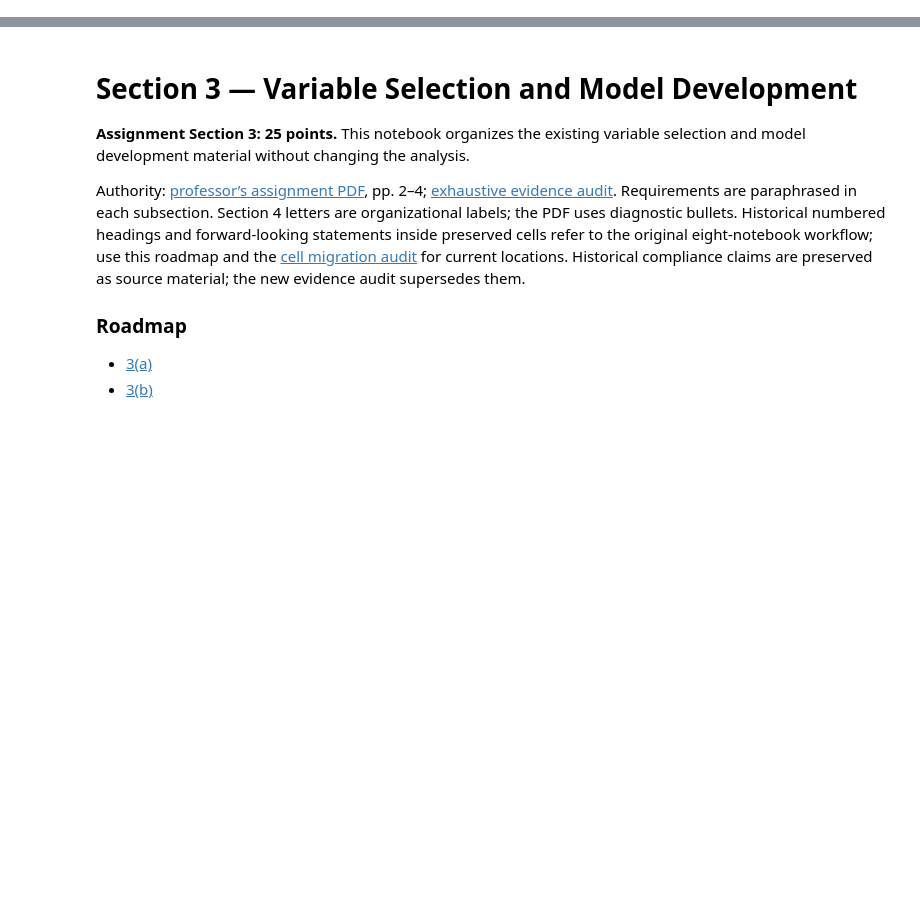
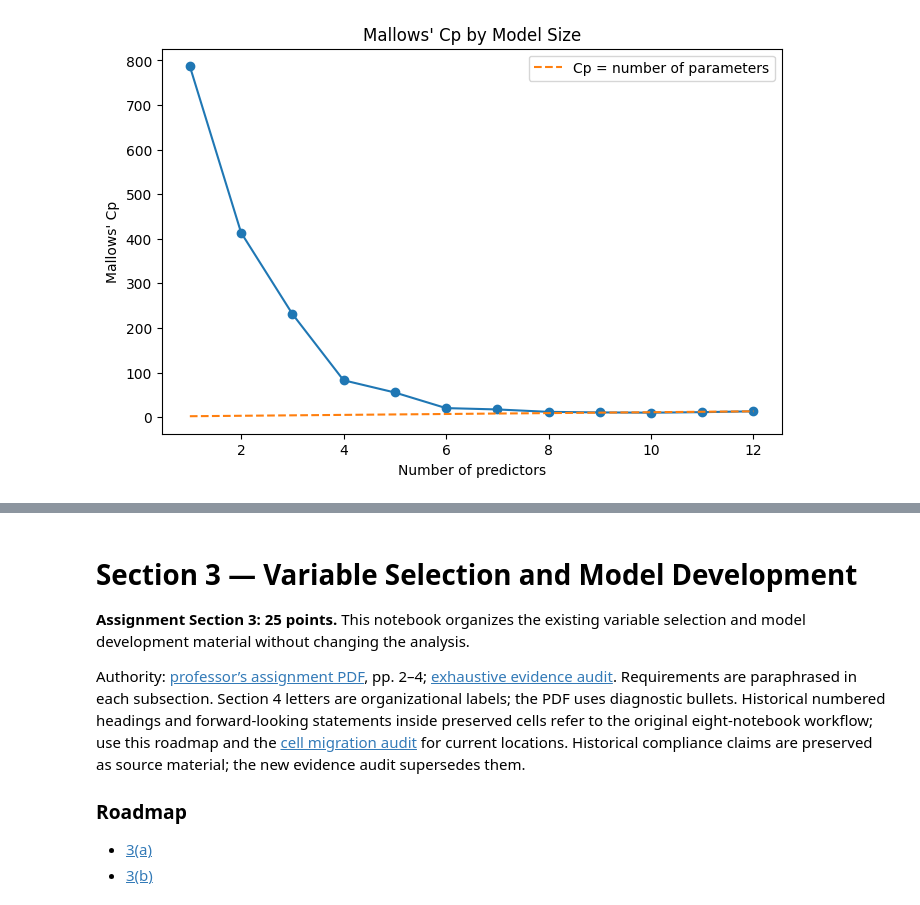
Before and after one commit to finnrcase/Spotless, a Jupyter notebook: notebooks/03_variable_selection_models.ipynb, the cells around one changed output, grey strips where cells are left out. Cells and saved outputs as stored; diff of their text form; code cells hidden in the pictures; blank space fills up the shorter version.

```diff
--- a/notebooks/03_variable_selection_models.ipynb
+++ b/notebooks/03_variable_selection_models.ipynb
@@ -0,0 +133,5 @@
+# %%
+
+full_model = sm.OLS(y, sm.add_constant(X)).fit()
+
+print(full_model.summary())
@@ -0,0 +195,7 @@
+# %%
+
+best_cp = cp_results.loc[
+    cp_results.groupby("Number of predictors")["Cp"].idxmin()
+]
+
+best_cp[["Number of predictors", "Cp", "Adjusted R2"]].round(3)
@@ -0,0 +216,24 @@
+# %%
+
+plt.figure(figsize=(8, 5))
+
+plt.plot(
+    best_cp["Number of predictors"],
+    best_cp["Cp"],
+    marker="o"
+)
+
+plt.plot(
+    best_cp["Number of predictors"],
+    best_cp["Number of predictors"] + 1,
+    linestyle="--",
+    label="Cp = number of parameters"
+)
+
+plt.xlabel("Number of predictors")
+plt.ylabel("Mallows' Cp")
+plt.title("Mallows' Cp by Model Size")
+plt.legend()
+plt.show()
+# %% [output]
+[figure, added]
```
Also changed, not shown: parts of 34 cells of this notebook, 29 other files.
